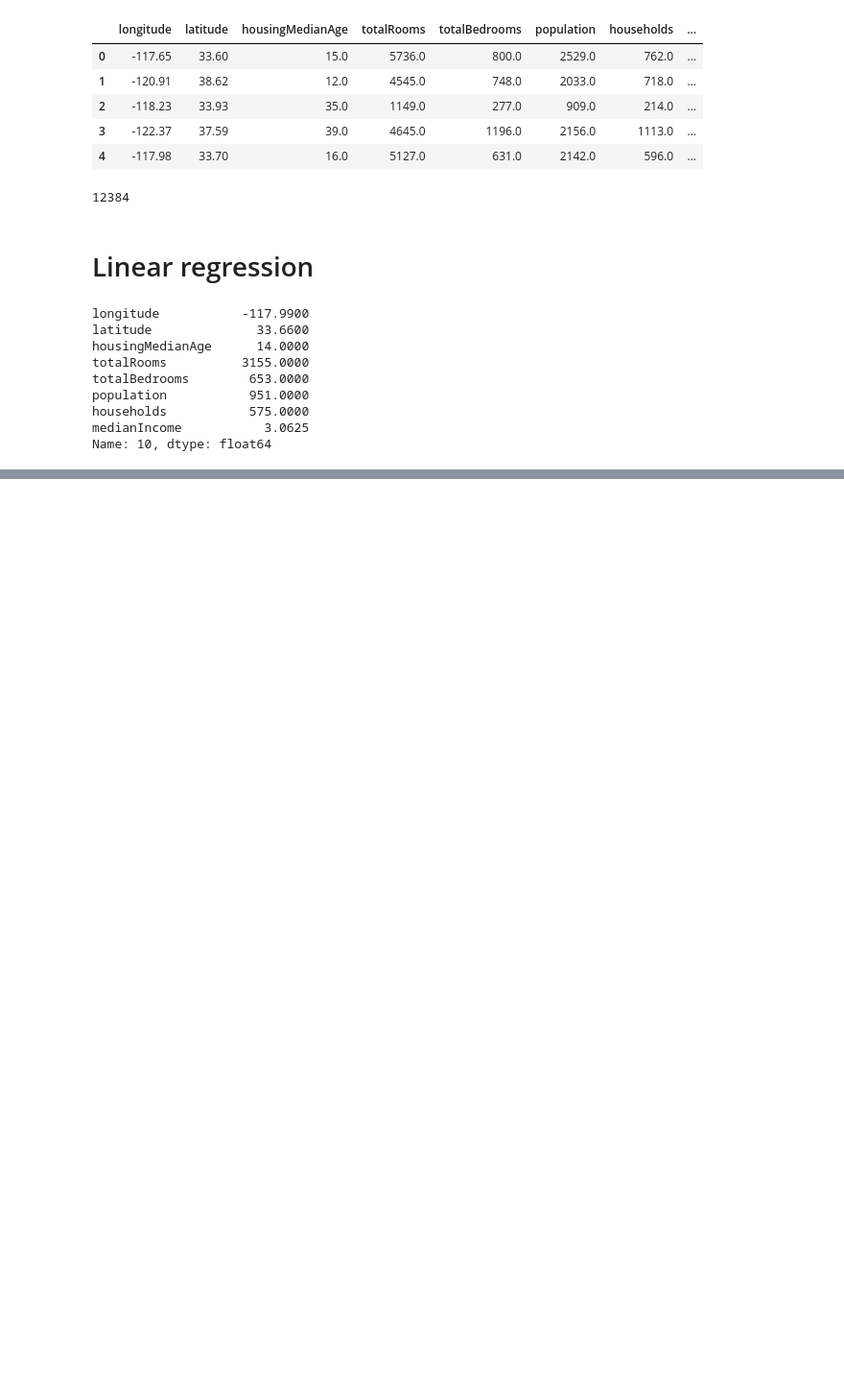
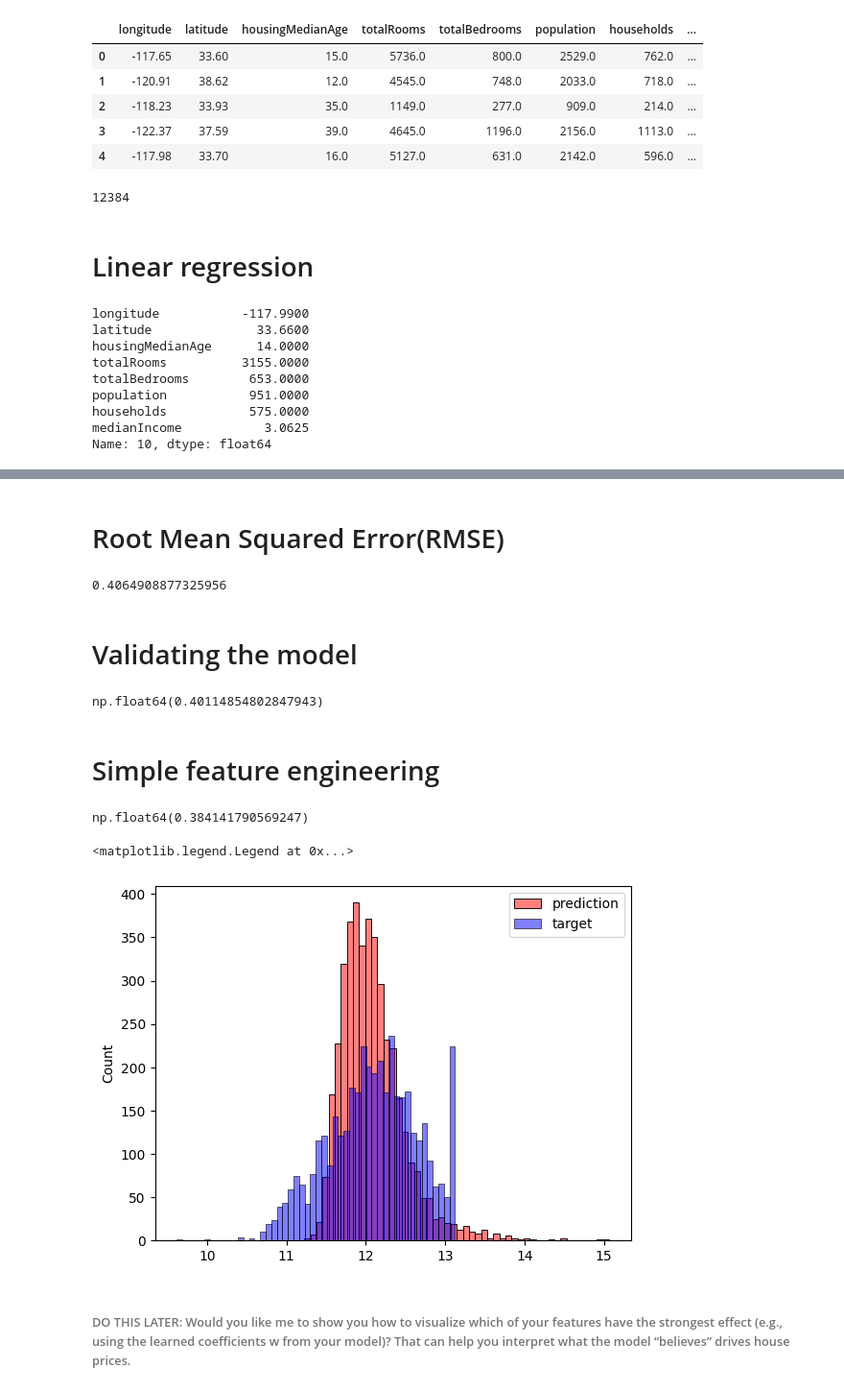
Before and after one commit to blessingoraz/machine-learning-homework, a Jupyter notebook: Practice/Housing_prediction.ipynb, the cells around one changed output, grey strips where cells are left out. Shown at 96% size. Cells and saved outputs as stored; diff of their text form; code cells hidden in the pictures; blank space fills up the shorter version.

```diff
--- a/Practice/Housing_prediction.ipynb
+++ b/Practice/Housing_prediction.ipynb
@@ -201,0 +241,2 @@ def train_linear_regression(X, y):
+# %% [markdown]
+# Root Mean Squared Error(RMSE)
@@ -201,0 +252,63 @@ def train_linear_regression(X, y):
+# %%
+float(rmse(y_train, y_pred))
+# %% [output]
+0.4064908877325956
+# %% [markdown]
+# Validating the model
+# %%
+def prepare_X(df):
+    df_num = df[base]
+    df_num = df_num.fillna(0)
+    X = df_num.values
+    return X
+# %%
+X_train = prepare_X(df_train)
+w0, w = train_linear_regression(X_train, y_train)
+
+X_val = prepare_X(df_val)
+y_pred = w0 + X_val.dot(w)
+rmse(y_val, y_pred)
+# %% [output]
+np.float64(0.40114854802847943)
+# %% [markdown]
+# Simple feature engineering
+# %%
+def prepare_X(df):
+    df = df.copy()
+
+    # Tells you the average house size in the area.
+    # High value → bigger homes, likely more expensive.
+    df['rooms_per_household'] = df['totalRooms'] / df['households']
+
+    # It captures “wealth density” — areas where income is high and people per household are few tend to have higher-value homes.
+    df['population_per_household'] = df['population'] / df['households']
+    df['income_per_person'] = df['medianIncome'] / df['population_per_household']
+
+    # Captures the bedroom-to-room ratio → smaller values often indicate more spacious houses
+    df['bedrooms_per_room'] = df['totalBedrooms'] / df['totalRooms']
+
+    features = base + ['rooms_per_household', 'income_per_person', 'bedrooms_per_room']
+
+    df_num = df[features]
+    df_num = df_num.fillna(0)
+    X = df_num.values
+
+    return X
+# %%
+X_train = prepare_X(df_train)
+w0, w = train_linear_regression(X_train, y_train)
+
+X_val = prepare_X(df_val)
+y_pred = w0 + X_val.dot(w)
+rmse(y_val, y_pred)
+# %% [output]
+np.float64(0.384141790569247)
+# %%
+sns.histplot(y_pred, label='prediction', color='red', alpha=0.5, bins=50)
+sns.histplot(y_val, label='target', color='blue',  alpha=0.5, bins=50)
+plt.legend()
+# %% [output]
+<matplotlib.legend.Legend at 0x...>
+[figure, added]
+# %% [markdown]
+###### DO THIS LATER: Would you like me to show you how to visualize which of your features have the strongest effect (e.g., using the learned coefficients w from your model)? That can help you interpret what the model “believes” drives house prices.
```
Also changed, not shown: parts of 30 cells of this notebook.
